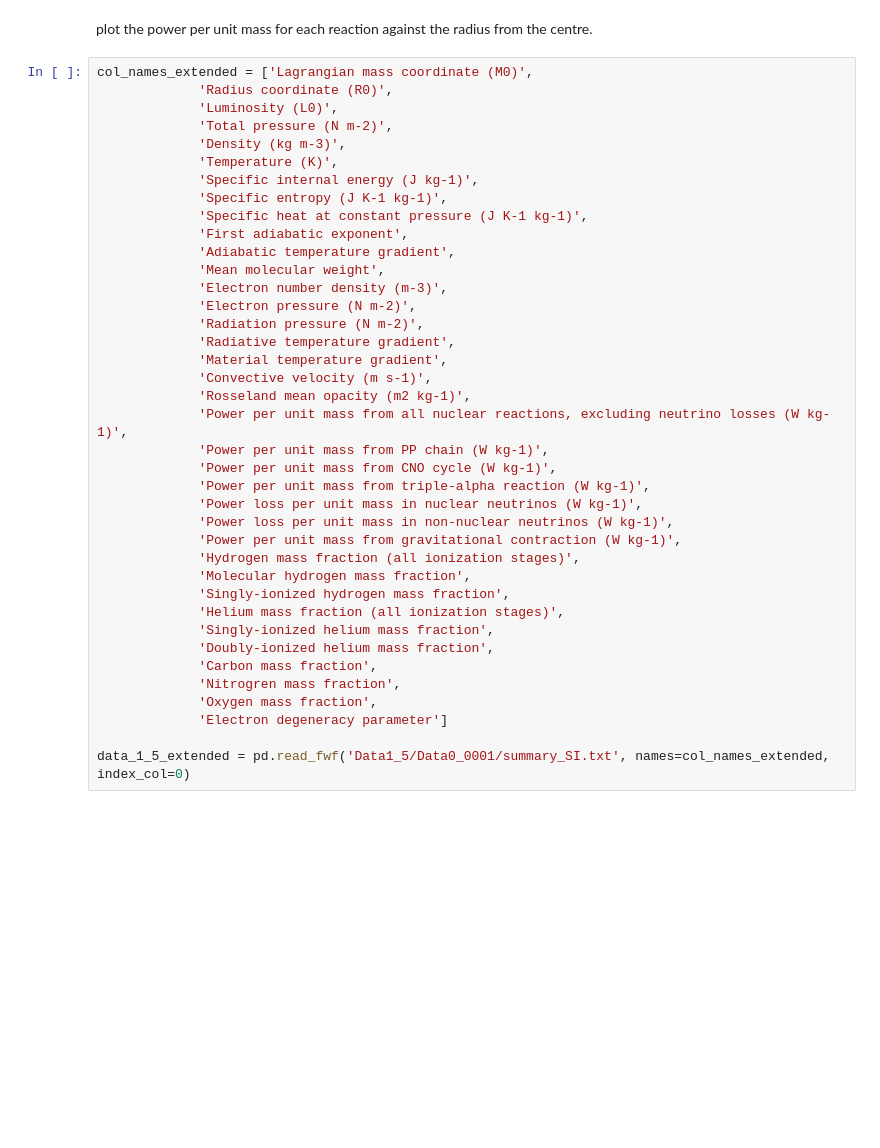
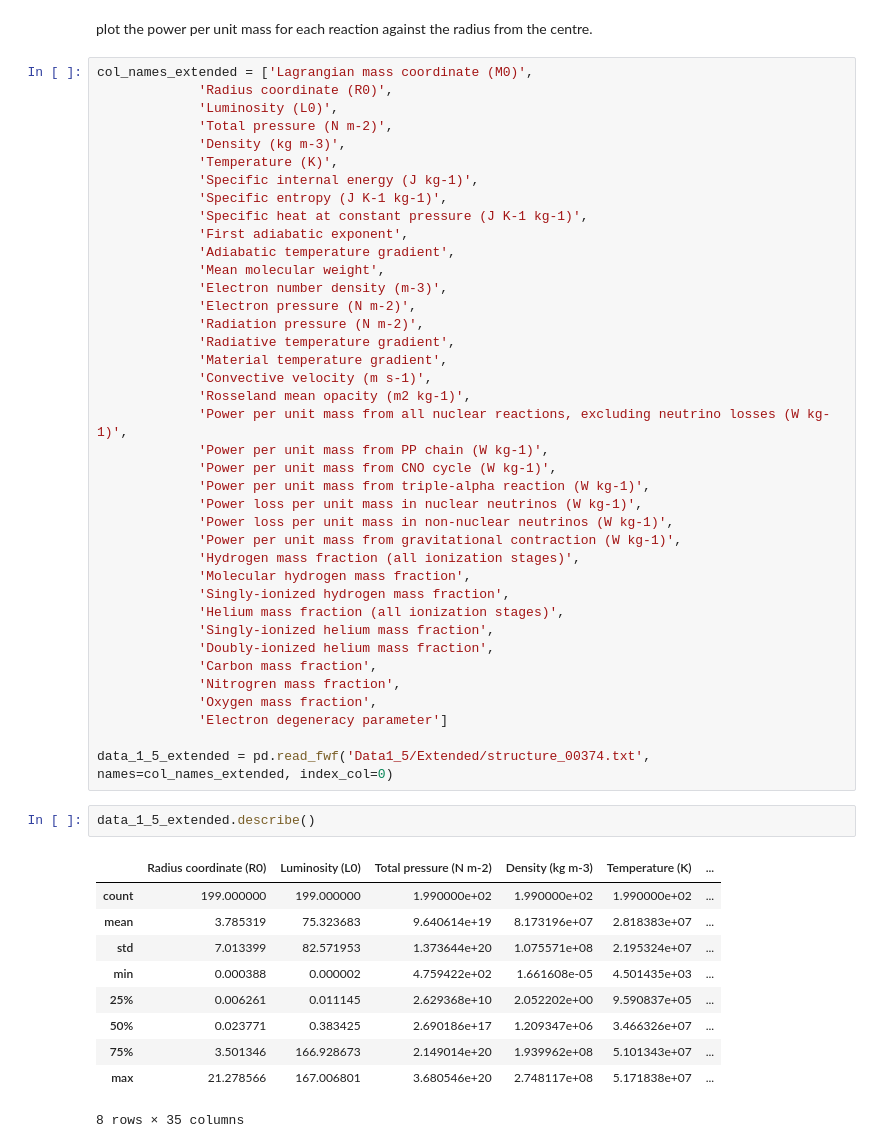
Before and after one commit to pathakis/Modelling-the-Lives-of-Stars, a Jupyter notebook: Task_3_3.ipynb, the cells around one changed output. Drawn from its saved outputs; the diff is of its cells as text; blank space fills up the shorter version.

```diff
--- a/Task_3_3.ipynb
+++ b/Task_3_3.ipynb
@@ -154,7 +154,20 @@ col_names_extended = ['Lagrangian mass coordinate (M0)',
              'Oxygen mass fraction',
              'Electron degeneracy parameter']
 
-data_1_5_extended = pd.read_fwf('Data1_5/Data0_0001/summary_SI.txt', names=col_names_extended, index_col=0)
+data_1_5_extended = pd.read_fwf('Data1_5/Extended/structure_00374.txt', names=col_names_extended, index_col=0)
+# %%
+data_1_5_extended.describe()
+# %% [output]
+|  | Radius coordinate (R0) | Luminosity (L0) | Total pressure (N m-2) | Density (kg m-3) | Temperature (K) | ... |
+| count | 199.000000 | 199.000000 | 1.990000e+02 | 1.990000e+02 | 1.990000e+02 | ... |
+| mean | 3.785319 | 75.323683 | 9.640614e+19 | 8.173196e+07 | 2.818383e+07 | ... |
+| std | 7.013399 | 82.571953 | 1.373644e+20 | 1.075571e+08 | 2.195324e+07 | ... |
+| min | 0.000388 | 0.000002 | 4.759422e+02 | 1.661608e-05 | 4.501435e+03 | ... |
+| 25% | 0.006261 | 0.011145 | 2.629368e+10 | 2.052202e+00 | 9.590837e+05 | ... |
+| 50% | 0.023771 | 0.383425 | 2.690186e+17 | 1.209347e+06 | 3.466326e+07 | ... |
+| 75% | 3.501346 | 166.928673 | 2.149014e+20 | 1.939962e+08 | 5.101343e+07 | ... |
+| max | 21.278566 | 167.006801 | 3.680546e+20 | 2.748117e+08 | 5.171838e+07 | ... |
+8 rows × 35 columns
 # %%
 fig, ax = plt.subplots(1, 3, figsize=(12, 5))
 
```
Also changed, not shown: parts of 6 cells of this notebook.
